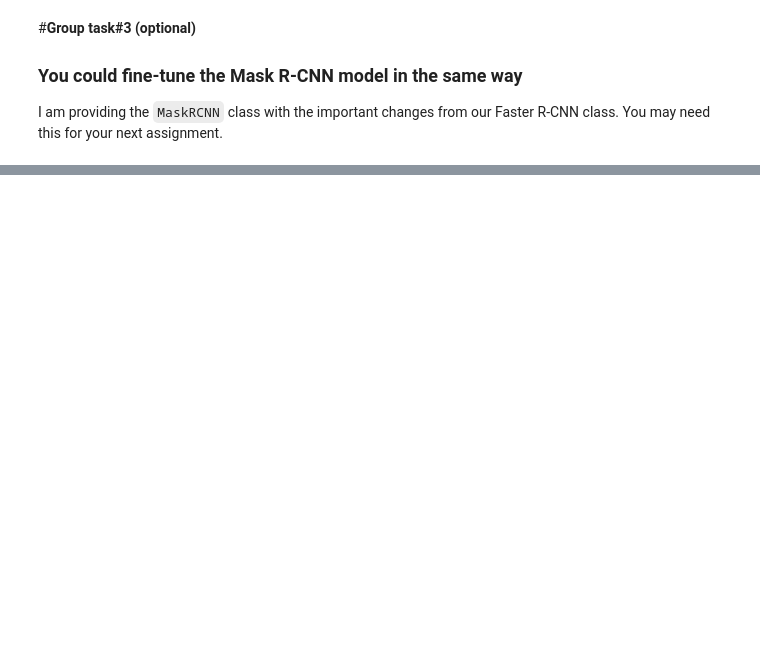
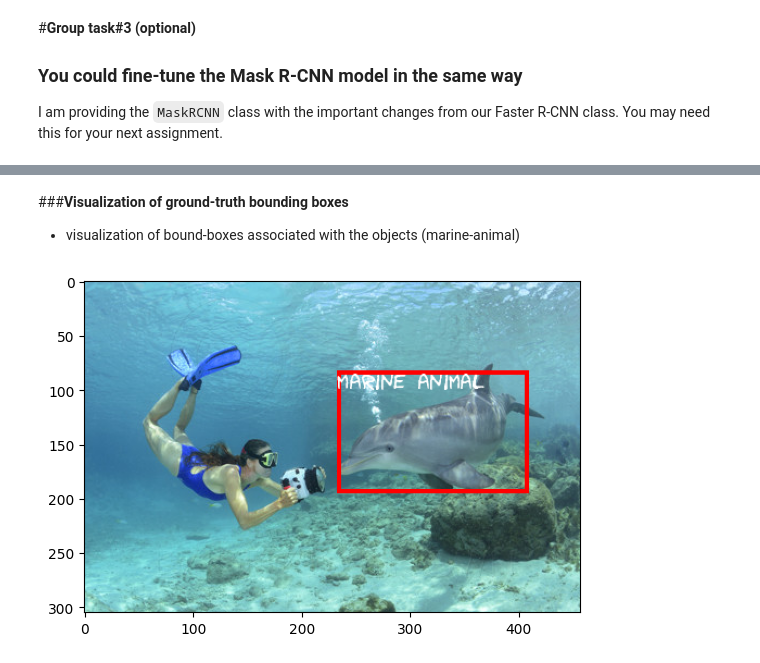
Before and after one commit to alimoorreza/CS181-fall26-notes, a Jupyter notebook: day13_object_detection_training_finetuning.ipynb, the cells around one changed output, grey strips where cells are left out. Drawn from its saved outputs; the diff is of its cells as text; code cells hidden in the pictures; blank space fills up the shorter version.

```diff
--- a/day13_object_detection_training_finetuning.ipynb
+++ b/day13_object_detection_training_finetuning.ipynb
@@ -126,5 +153,6 @@ We explored these attributes when we tried our [**object detection inference scr
 # %%
 # testing the Dataset class we just created
 dataset = PennFudanDataset(root + '/PennFudanPed/')
-dataset[0]
+img, targets = dataset[0]
+print(targets)
 # %% [output]
@@ -485,0 +571,38 @@ class MaskRCNN(nn.Module):
+# %% [markdown]
+###**Visualization of ground-truth bounding boxes**
+- visualization of bound-boxes associated with the objects (marine-animal)
+# %%
+import numpy as np
+import matplotlib.pyplot as plt
+from PIL import Image, ImageDraw, ImageFont
+import random
+font = ImageFont.truetype("/usr/share/fonts/truetype/humor-sans/Humor-Sans.ttf", 20)
+
+
+img, targets        = dataset[5]
+draw                = ImageDraw.Draw(img)
+
+boxes               = targets['boxes']
+labels              = targets['labels']
+
+# our dataset has two classes only - background and person
+INSTANCE_CATEGORY_NAMES = {0:'background', 1:'marine animal'}
+num_classes         = 2
+
+
+for i in range(len(boxes)):
+    box         = boxes[i].detach().numpy()
+    box         = box.astype(int)
+    label_id    = labels[i].item()
+    label_name  = INSTANCE_CATEGORY_NAMES[label_id]
+
+    draw.rectangle([box[0], box[1], box[2], box[3] ], outline="red", width=4)
+    text_x_coord, text_y_coord = box[0], box[1]
+    draw.text((text_x_coord, text_y_coord), label_name, font=font, fill=(255, 255, 255))
+
+
+# show the image
+plt.imshow(np.asarray(img))
+plt.show()
+# %% [output]
+[figure, added]
```
Also changed, not shown: parts of 10 cells of this notebook.
